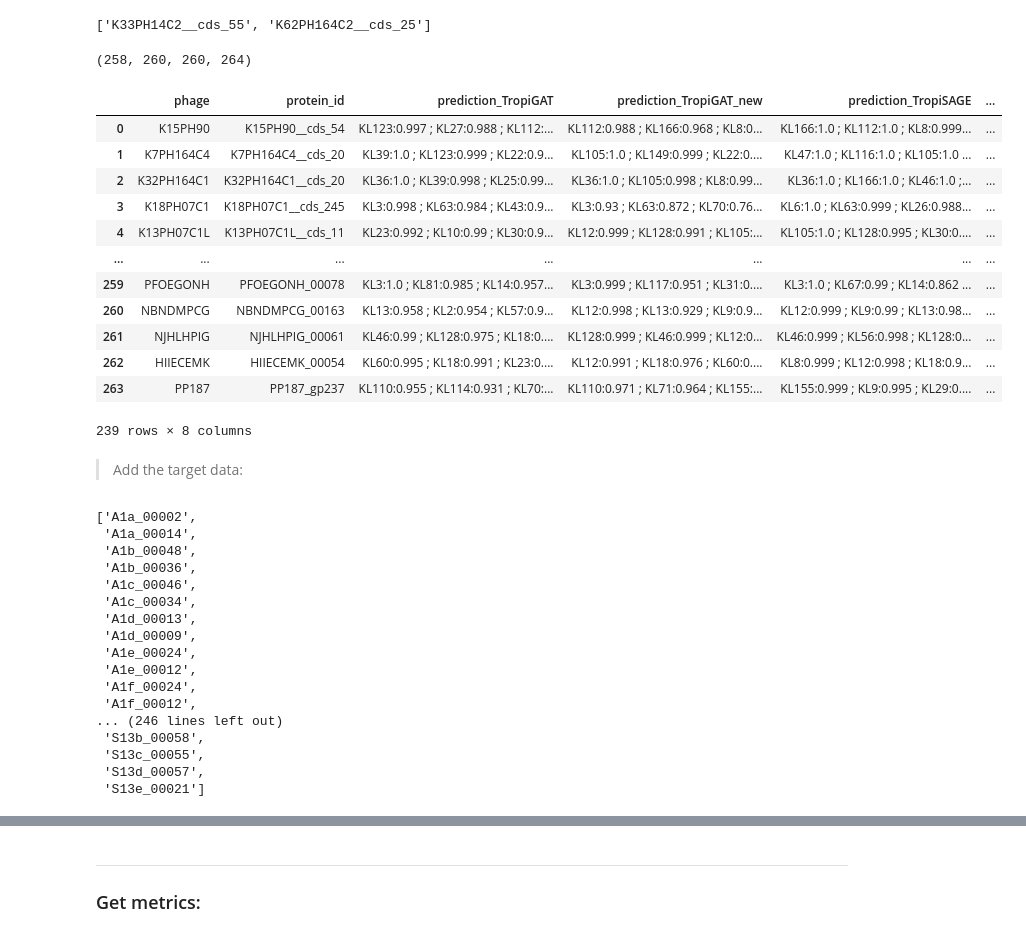
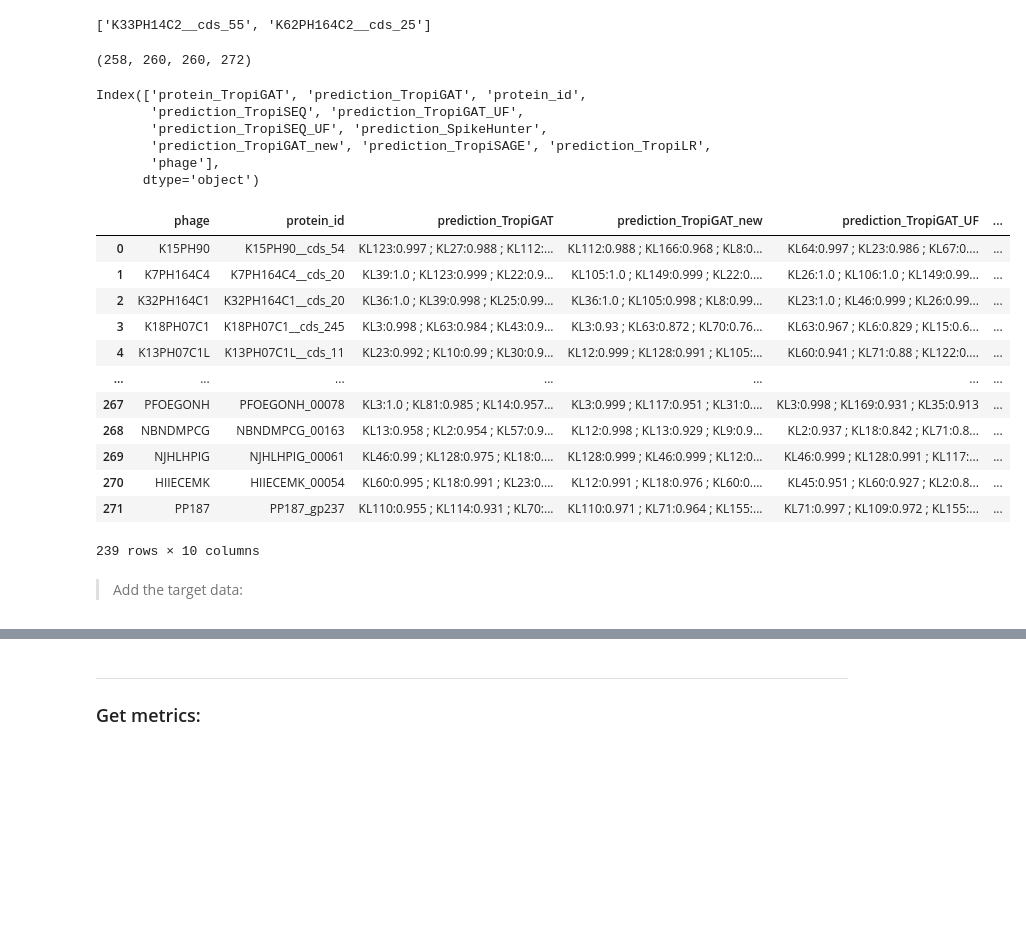
Before and after one commit to conchaeloko/DpoTropiSearch, a Jupyter notebook: benchmark/B.Compile_results.ipynb, the cells around one changed output, grey strips where cells are left out. Saved outputs shown, nothing was run; the diff lists cells and outputs as text; code cells hidden in the pictures; blank space fills up the shorter version.

Commit message:
Benchmark Recommender system

```diff
--- a/benchmark/B.Compile_results.ipynb
+++ b/benchmark/B.Compile_results.ipynb
@@ -14,6 +14,12 @@ path_benchmark = "/media/concha-eloko/Linux/PPT_clean/benchmark"
 tropigat_pred_m_df = pd.read_csv(f"{path_benchmark}/TropiGAT.matrices.tsv", sep = "\t", names = ["protein", "prediction"])
 tropigat_pred_m_df["protein_id"] = tropigat_pred_m_df["protein"].apply(lambda x : x.split("_Dpo")[0])
 tropigat_pred_m_df.columns = ["protein_TropiGAT", "prediction_TropiGAT", "protein_id"]
+
+tropigat_pred_m_df_uf = pd.read_csv(f"{path_benchmark}/TropiGAT_UF.review.matrices.tsv", sep = "\t", names = ["protein", "prediction"])
+tropigat_pred_m_df_uf["protein_id"] = tropigat_pred_m_df_uf["protein"].apply(lambda x : x.split("_Dpo")[0])
+tropigat_pred_m_df_uf.columns = ["protein_TropiGAT", "prediction_TropiGAT_UF", "protein_id"]
+tropigat_pred_m_df_uf = tropigat_pred_m_df_uf[["prediction_TropiGAT_UF", "protein_id"]]
+
 
 tropigat_pred_m_df_new = pd.read_csv(f"{path_benchmark}/TropiGAT.review.matrices.tsv", sep = "\t", names = ["protein", "prediction"])
 tropigat_pred_m_df_new["protein_id"] = tropigat_pred_m_df_new["protein"].apply(lambda x : x.split("_Dpo")[0])
@@ -33,6 +39,15 @@ tropiseq_pred_m_df["protein_id"] = tropiseq_pred_m_df["protein_id_1"].apply(lamb
 tropiseq_pred_m_df.columns = ["protein_TropiSEQ", "prediction_TropiSEQ", "trash_seq" ,"protein_id"]
 tropiseq_pred_m_df = tropiseq_pred_m_df[["prediction_TropiSEQ" ,"protein_id"]]
 
+
+# TropiSEQ UF
+tropiseq_pred_m_df_uf = pd.read_csv(f"{path_benchmark}/TropiSEQ_UF_70.p_05.matrices.tsv", sep = "\t", names = ["protein", "prediction"])
+tropiseq_pred_m_df_uf["protein_id_1"] = tropiseq_pred_m_df_uf["protein"].apply(lambda x : x.split("_A")[0] if x.count("_A")>0 else "__".join(x.split(",")[0].split(" ")) if x.count(",")>0 else x)
+tropiseq_pred_m_df_uf["protein_id"] = tropiseq_pred_m_df_uf["protein_id_1"].apply(lambda x : x.replace(" cds", "__cds"))
+tropiseq_pred_m_df_uf.columns = ["protein_TropiSEQ", "prediction_TropiSEQ_UF", "trash_seq" ,"protein_id"]
+tropiseq_pred_m_df_uf = tropiseq_pred_m_df_uf[["prediction_TropiSEQ_UF" ,"protein_id"]]
+
+
 # TropiLR
 tropilr_pred_m_df = pd.read_csv(f"{path_benchmark}/TropiLogReg.matrices.tsv", sep = "\t", names = ["protein", "prediction"])
 tropilr_pred_m_df["protein_id_1"] = tropilr_pred_m_df["protein"].apply(lambda x : x.split("_A")[0] if x.count("_A")>0 else "__".join(x.split(",")[0].split(" ")) if x.count(",")>0 else x)
@@ -50,7 +65,8 @@ SH_pred_m_df = SH_pred_m_df[["prediction_SpikeHunter" ,"protein_id"]]
 
 
 # Merge :
-merged_df = tropigat_pred_m_df.merge(tropiseq_pred_m_df, on='protein_id', how='inner').merge(SH_pred_m_df, on='protein_id', how='inner').merge(tropigat_pred_m_df_new, on='protein_id', how='inner').merge(tropisage_pred_m_df, on='protein_id', how='inner').merge(tropilr_pred_m_df, on='protein_id', how='inner')
+#merged_df = tropigat_pred_m_df.merge(tropiseq_pred_m_df, on='protein_id', how='inner').merge(SH_pred_m_df, on='protein_id', how='inner').merge(tropigat_pred_m_df_new, on='protein_id', how='inner').merge(tropisage_pred_m_df, on='protein_id', how='inner').merge(tropilr_pred_m_df, on='protein_id', how='inner')
+merged_df = tropigat_pred_m_df.merge(tropiseq_pred_m_df, on='protein_id', how='inner').merge(tropigat_pred_m_df_uf, on='protein_id', how='inner').merge(tropiseq_pred_m_df_uf, on='protein_id', how='inner').merge(SH_pred_m_df, on='protein_id', how='inner').merge(tropigat_pred_m_df_new, on='protein_id', how='inner').merge(tropisage_pred_m_df, on='protein_id', how='inner').merge(tropilr_pred_m_df, on='protein_id', how='inner')
 merged_df["phage"] = merged_df["protein_id"].apply(lambda x : x.split("__")[0] if x.count("__")>0 else x.split("_")[0])
 # %%
 merged_df
@@ -82,27 +98,37 @@ missing_prot_prime
 # %%
 len(tropigat_pred_m_df), len(tropiseq_pred_m_df),len(SH_pred_m_df), len(merged_df)
 # %% [output]
-(258, 260, 260, 264)
+(258, 260, 260, 272)
+# %%
+merged_df.columns
+# %% [output]
+Index(['protein_TropiGAT', 'prediction_TropiGAT', 'protein_id',
+       'prediction_TropiSEQ', 'prediction_TropiGAT_UF',
+       'prediction_TropiSEQ_UF', 'prediction_SpikeHunter',
+       'prediction_TropiGAT_new', 'prediction_TropiSAGE', 'prediction_TropiLR',
+       'phage'],
+      dtype='object')
 # %%
 phages_to_eliminate = ["K80PH1317b", "K80PH1317a"] + ["K2064PH2","K2069PH1","OBHDAGOG","A1e","A1f","A3a","EONHMLJF"]
-merged_df_clean_01 = merged_df[["phage", "protein_id", "prediction_TropiGAT", "prediction_TropiGAT_new", "prediction_TropiSAGE", "prediction_TropiSEQ", "prediction_TropiLR", "prediction_SpikeHunter"]]
+merged_df_clean_01 = merged_df[["phage", "protein_id", "prediction_TropiGAT", "prediction_TropiGAT_new", "prediction_TropiGAT_UF" ,"prediction_TropiSAGE", "prediction_TropiSEQ", "prediction_TropiSEQ_UF","prediction_TropiLR", "prediction_SpikeHunter"]]
+
 #merged_df_clean_01.columns = ["phage", "protein", "TropiGAT_prediction", "TropiSEQ_prediction", "SpikeHunter_prediction"]
 merged_df_clean_01 = merged_df_clean_01[~merged_df_clean_01["phage"].isin(phages_to_eliminate)]
 merged_df_clean_01
 # %% [output]
-|  | phage | protein_id | prediction_TropiGAT | prediction_TropiGAT_new | prediction_TropiSAGE | ... |
-| 0 | K15PH90 | K15PH90__cds_54 | KL123:0.997 ; KL27:0.988 ; KL112:... | KL112:0.988 ; KL166:0.968 ; KL8:0... | KL166:1.0 ; KL112:1.0 ; KL8:0.999... | ... |
-| 1 | K7PH164C4 | K7PH164C4__cds_20 | KL39:1.0 ; KL123:0.999 ; KL22:0.9... | KL105:1.0 ; KL149:0.999 ; KL22:0.... | KL47:1.0 ; KL116:1.0 ; KL105:1.0 ... | ... |
-| 2 | K32PH164C1 | K32PH164C1__cds_20 | KL36:1.0 ; KL39:0.998 ; KL25:0.99... | KL36:1.0 ; KL105:0.998 ; KL8:0.99... | KL36:1.0 ; KL166:1.0 ; KL46:1.0 ;... | ... |
-| 3 | K18PH07C1 | K18PH07C1__cds_245 | KL3:0.998 ; KL63:0.984 ; KL43:0.9... | KL3:0.93 ; KL63:0.872 ; KL70:0.76... | KL6:1.0 ; KL63:0.999 ; KL26:0.988... | ... |
-| 4 | K13PH07C1L | K13PH07C1L__cds_11 | KL23:0.992 ; KL10:0.99 ; KL30:0.9... | KL12:0.999 ; KL128:0.991 ; KL105:... | KL105:1.0 ; KL128:0.995 ; KL30:0.... | ... |
+|  | phage | protein_id | prediction_TropiGAT | prediction_TropiGAT_new | prediction_TropiGAT_UF | ... |
+| 0 | K15PH90 | K15PH90__cds_54 | KL123:0.997 ; KL27:0.988 ; KL112:... | KL112:0.988 ; KL166:0.968 ; KL8:0... | KL64:0.997 ; KL23:0.986 ; KL67:0.... | ... |
+| 1 | K7PH164C4 | K7PH164C4__cds_20 | KL39:1.0 ; KL123:0.999 ; KL22:0.9... | KL105:1.0 ; KL149:0.999 ; KL22:0.... | KL26:1.0 ; KL106:1.0 ; KL149:0.99... | ... |
+| 2 | K32PH164C1 | K32PH164C1__cds_20 | KL36:1.0 ; KL39:0.998 ; KL25:0.99... | KL36:1.0 ; KL105:0.998 ; KL8:0.99... | KL23:1.0 ; KL46:0.999 ; KL26:0.99... | ... |
+| 3 | K18PH07C1 | K18PH07C1__cds_245 | KL3:0.998 ; KL63:0.984 ; KL43:0.9... | KL3:0.93 ; KL63:0.872 ; KL70:0.76... | KL63:0.967 ; KL6:0.829 ; KL15:0.6... | ... |
+| 4 | K13PH07C1L | K13PH07C1L__cds_11 | KL23:0.992 ; KL10:0.99 ; KL30:0.9... | KL12:0.999 ; KL128:0.991 ; KL105:... | KL60:0.941 ; KL71:0.88 ; KL122:0.... | ... |
 | ... | ... | ... | ... | ... | ... | ... |
-| 259 | PFOEGONH | PFOEGONH_00078 | KL3:1.0 ; KL81:0.985 ; KL14:0.957... | KL3:0.999 ; KL117:0.951 ; KL31:0.... | KL3:1.0 ; KL67:0.99 ; KL14:0.862 ... | ... |
-| 260 | NBNDMPCG | NBNDMPCG_00163 | KL13:0.958 ; KL2:0.954 ; KL57:0.9... | KL12:0.998 ; KL13:0.929 ; KL9:0.9... | KL12:0.999 ; KL9:0.99 ; KL13:0.98... | ... |
-| 261 | NJHLHPIG | NJHLHPIG_00061 | KL46:0.99 ; KL128:0.975 ; KL18:0.... | KL128:0.999 ; KL46:0.999 ; KL12:0... | KL46:0.999 ; KL56:0.998 ; KL128:0... | ... |
-| 262 | HIIECEMK | HIIECEMK_00054 | KL60:0.995 ; KL18:0.991 ; KL23:0.... | KL12:0.991 ; KL18:0.976 ; KL60:0.... | KL8:0.999 ; KL12:0.998 ; KL18:0.9... | ... |
-| 263 | PP187 | PP187_gp237 | KL110:0.955 ; KL114:0.931 ; KL70:... | KL110:0.971 ; KL71:0.964 ; KL155:... | KL155:0.999 ; KL9:0.995 ; KL29:0.... | ... |
+| 267 | PFOEGONH | PFOEGONH_00078 | KL3:1.0 ; KL81:0.985 ; KL14:0.957... | KL3:0.999 ; KL117:0.951 ; KL31:0.... | KL3:0.998 ; KL169:0.931 ; KL35:0.913 | ... |
+| 268 | NBNDMPCG | NBNDMPCG_00163 | KL13:0.958 ; KL2:0.954 ; KL57:0.9... | KL12:0.998 ; KL13:0.929 ; KL9:0.9... | KL2:0.937 ; KL18:0.842 ; KL71:0.8... | ... |
+| 269 | NJHLHPIG | NJHLHPIG_00061 | KL46:0.99 ; KL128:0.975 ; KL18:0.... | KL128:0.999 ; KL46:0.999 ; KL12:0... | KL46:0.999 ; KL128:0.991 ; KL117:... | ... |
+| 270 | HIIECEMK | HIIECEMK_00054 | KL60:0.995 ; KL18:0.991 ; KL23:0.... | KL12:0.991 ; KL18:0.976 ; KL60:0.... | KL45:0.951 ; KL60:0.927 ; KL2:0.8... | ... |
+| 271 | PP187 | PP187_gp237 | KL110:0.955 ; KL114:0.931 ; KL70:... | KL110:0.971 ; KL71:0.964 ; KL155:... | KL71:0.997 ; KL109:0.972 ; KL155:... | ... |
-239 rows × 8 columns
+239 rows × 10 columns
 # %% [markdown]
 > Add the target data:
 # %%
@@ -140,26 +166,6 @@ for author in dico_matrices :
                 actual_targets = [x.strip() for x in calls.split(",")]
                 all_targets.update(actual_targets)
             dico_hits[phage] = all_targets
-# %%
-df_folds["protein_id"].tolist()
-# %% [output]
-['A1a_00002',
- 'A1a_00014',
- 'A1b_00048',
- 'A1b_00036',
- 'A1c_00046',
- 'A1c_00034',
- 'A1d_00013',
- 'A1d_00009',
- 'A1e_00024',
- 'A1e_00012',
- 'A1f_00024',
- 'A1f_00012',
-... (246 lines left out)
- 'S13b_00058',
- 'S13c_00055',
- 'S13d_00057',
- 'S13e_00021']
 # %%
 # Initialize new columns :
 target_serie = []
```
Also changed, not shown: parts of 24 cells of this notebook, 5 other files.
